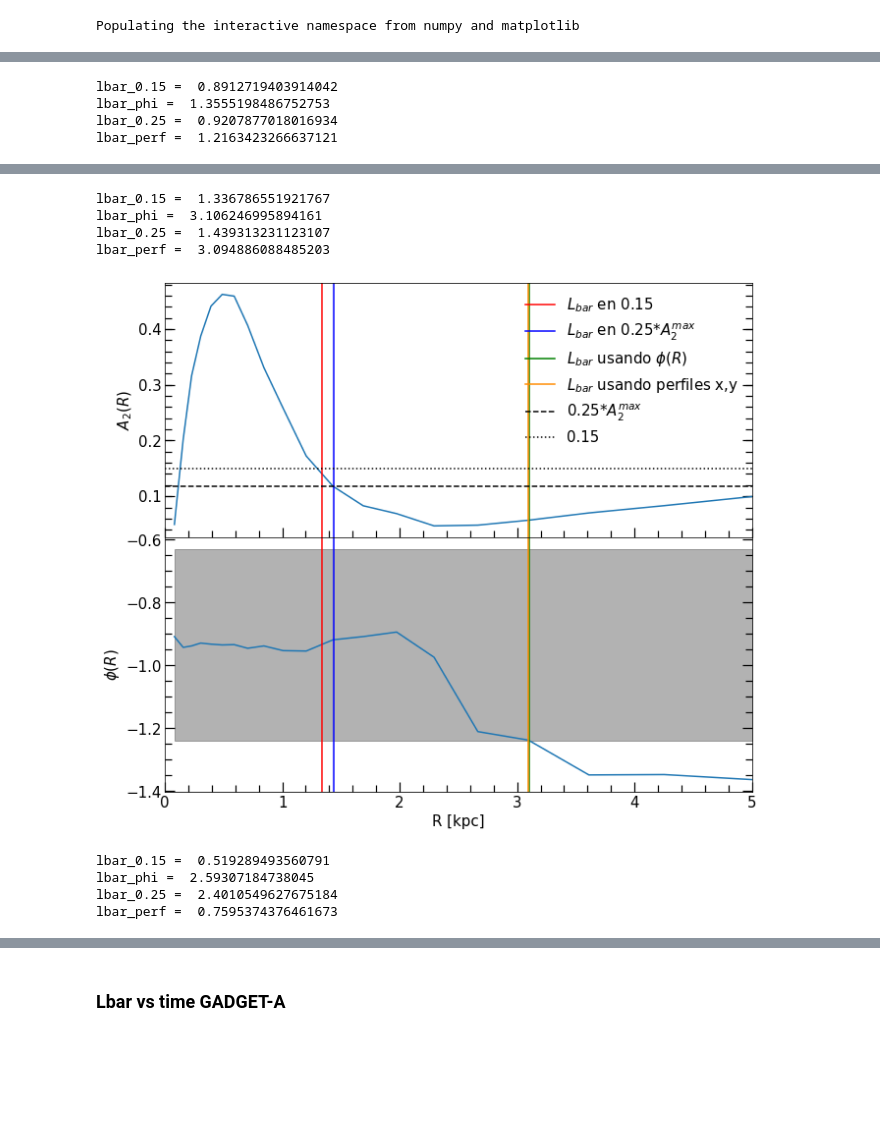
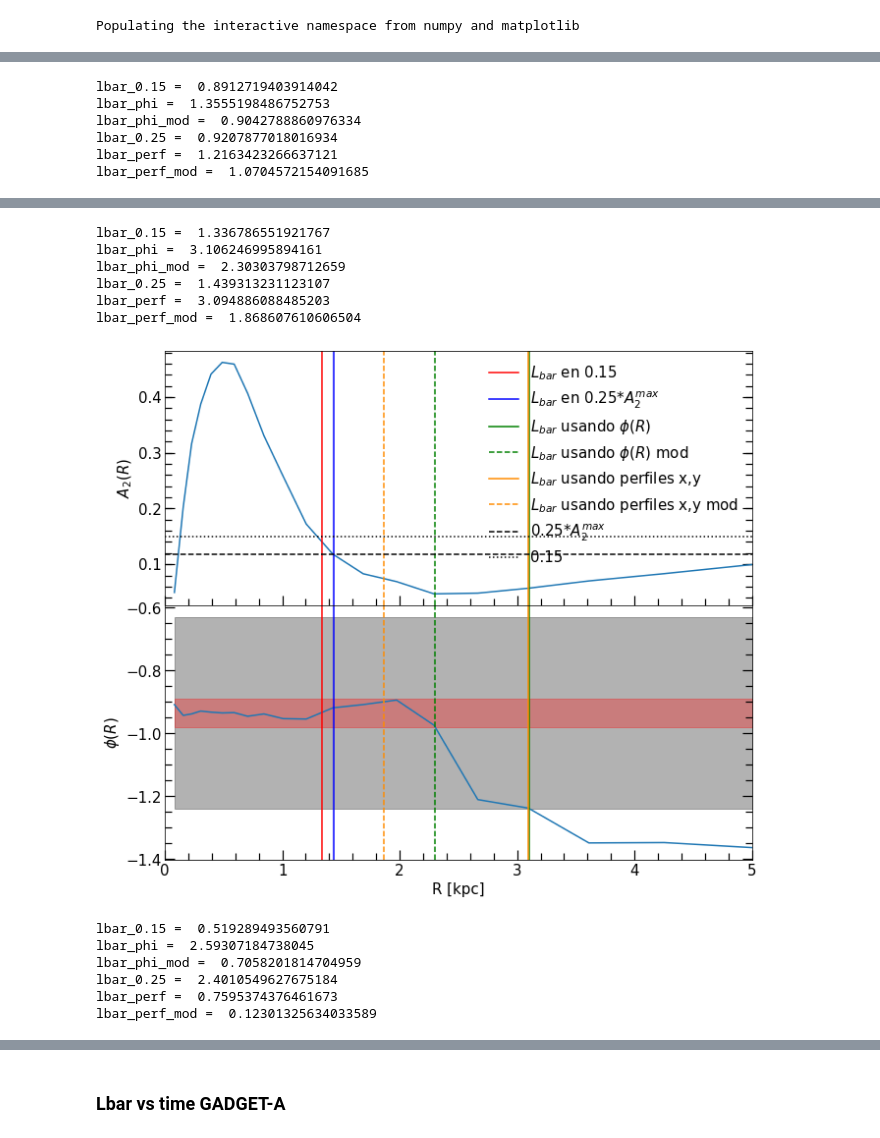
Before and after one commit to ornemarioni/Barras_GdGs, a Jupyter notebook: Barras_Gd/programs/lbar_simulaciones_referee.ipynb, the cells around one changed output, grey strips where cells are left out. Saved outputs shown, nothing was run; the diff lists cells and outputs as text; code cells hidden in the pictures; blank space fills up the shorter version.

```diff
--- a/Barras_Gd/programs/lbar_simulaciones_referee.ipynb
+++ b/Barras_Gd/programs/lbar_simulaciones_referee.ipynb
@@ -302,7 +334,7 @@ snapshot = snapshot[::-1]
 
 
 path2 = '/home/omarioni/Barras_GdGs/Barras_Gd/_data/correcciones/'
-archivo = open(path2 + 'lbar_set_GS.dat','a')
+# archivo = open(path2 + 'lbar_set_GS.dat','a')
 
 
 # for j in range(len(snapshot)-1,32,-1):
@@ -410,6 +442,13 @@ for i in halos:
 
     print 'lbar_phi = ', lbar2
 
+    angulo2 = 0.044
+    limit2, = np.where(rest>np.arcsin(angulo2))
+
+    lbar5 = point[limit2][0]
+
+    print 'lbar_phi_mod = ', lbar5
+
     #---lbar 3 ----------------------------------------------------------------------
     finterp1 = sint.interp1d(rbin,A2,fill_value="extrapolate")
     point1 = np.linspace(rmax,6*aexp,1000)
@@ -453,6 +492,15 @@ for i in halos:
 
     print 'lbar_perf = ', lbar4
 
+    cut2 = diff.max()*20./100.
+
+    resta2 = finterp(point) - cut2
+    mask2, = np.where(resta2 < 0.)
+
+    lbar6 = point[mask2][0]
+
+    print 'lbar_perf_mod = ', lbar6
+
 
     fig, ax = plt.subplots(nrows=2, ncols=1, figsize=(10,8), sharex=True)
     #                        gridspec_kw = {'height_ratios':[2,5]})
@@ -462,7 +510,9 @@ for i in halos:
     ax[0].axvline(x=lbar1,color='r', label='$L_{bar}$ en 0.15')
     ax[0].axvline(x=lbar3,color='b',label='$L_{bar}$ en 0.25*$A_2^{max}$')
     ax[0].axvline(x=lbar2,color='g',label='$L_{bar}$ usando $\phi(R)$')
+    ax[0].axvline(x=lbar5,color='g',label='$L_{bar}$ usando $\phi(R)$ mod', ls='--')
     ax[0].axvline(x=lbar4,color='darkorange',label='$L_{bar}$ usando perfiles x,y')
+    ax[0].axvline(x=lbar6,color='darkorange',label='$L_{bar}$ usando perfiles x,y mod', ls='--')
     ax[0].axhline(y=hbar1,color='k',ls='--',label='0.25*$A_2^{max}$')
     ax[0].axhline(y=0.15,color='k',ls=':',label='0.15')
     ax[0].minorticks_on()
@@ -475,12 +525,18 @@ for i in halos:
 
     line1 = phimax + np.arcsin(angulo)
     line2 = phimax - np.arcsin(angulo)
+
+    line1_ = phimax + np.arcsin(angulo2)
+    line2_ = phimax - np.arcsin(angulo2)
     ax[1].plot(rbin,phi)
     ax[1].axvline(x=lbar1,color='r')
     ax[1].axvline(x=lbar3,color='b')
     ax[1].fill_between(rbin,line2,line1,color='k',alpha=0.3)
+    ax[1].fill_between(rbin,line2_,line1_,color='red',alpha=0.3)
     ax[1].axvline(x=lbar2,color='g')
+    ax[1].axvline(x=lbar5,color='g',ls='--')
     ax[1].axvline(x=lbar4,color='darkorange')
+    ax[1].axvline(x=lbar6,color='darkorange',ls='--')
     ax[1].minorticks_on()
     ax[1].tick_params( labelsize=15)
     ax[1].tick_params('both', length=7, width=1.2,which='minor', direction='in', right=True,top=False)
@@ -490,14 +546,16 @@ for i in halos:
 
     plt.show()
 
-    archivo.write(str('%s'%i) +'\t'+
-                   str('%12.8f'% lbar1) +'\t'+
-                   str('%12.8f'% lbar2) +'\t'+
-                   str('%12.8f'% lbar3) +'\t'+
-                   str('%12.8f'% lbar4) +'\n')
-archivo.close()
+#     archivo.write(str('%s'%i) +'\t'+
+#                    str('%12.8f'% lbar1) +'\t'+
+#                    str('%12.8f'% lbar2) +'\t'+
+#                    str('%12.8f'% lbar3) +'\t'+
+#                    str('%12.8f'% lbar4) +'\n')
+# archivo.close()
 # %% [output]
 lbar_0.15 =  0.8912719403914042
 lbar_phi =  1.3555198486752753
+lbar_phi_mod =  0.9042788860976334
 lbar_0.25 =  0.9207877018016934
 lbar_perf =  1.2163423266637121
+lbar_perf_mod =  1.0704572154091685
@@ -505,9 +563,13 @@ lbar_perf =  1.2163423266637121
 lbar_0.15 =  1.336786551921767
 lbar_phi =  3.106246995894161
+lbar_phi_mod =  2.30303798712659
 lbar_0.25 =  1.439313231123107
 lbar_perf =  3.094886088485203
+lbar_perf_mod =  1.868607610606504
-[figure, old version]
+[figure, new version]
 lbar_0.15 =  0.519289493560791
 lbar_phi =  2.59307184738045
+lbar_phi_mod =  0.7058201814704959
 lbar_0.25 =  2.4010549627675184
 lbar_perf =  0.7595374376461673
+lbar_perf_mod =  0.12301325634033589
```
Also changed, not shown: parts of 11 cells of this notebook, 4 other files.
